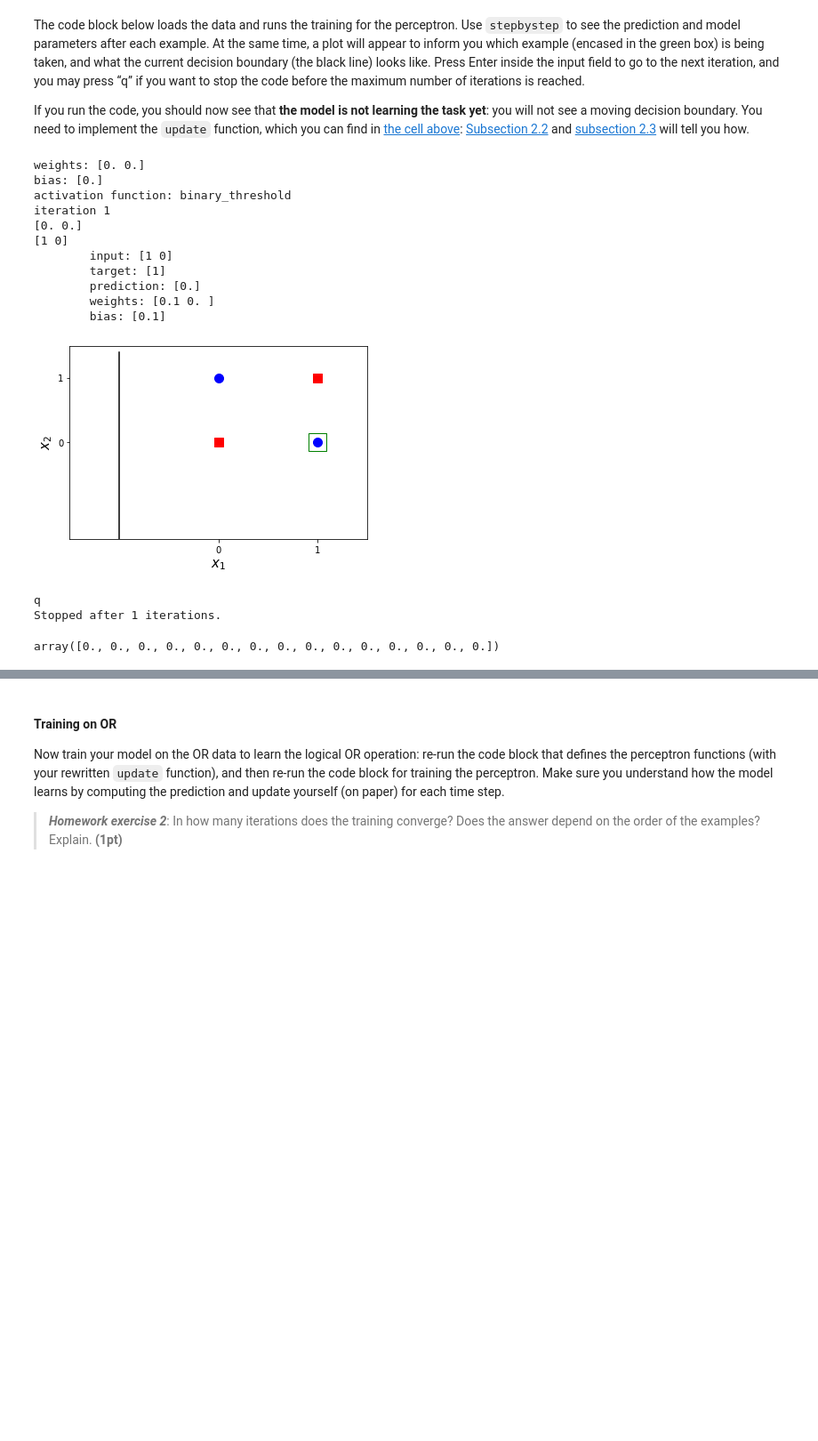
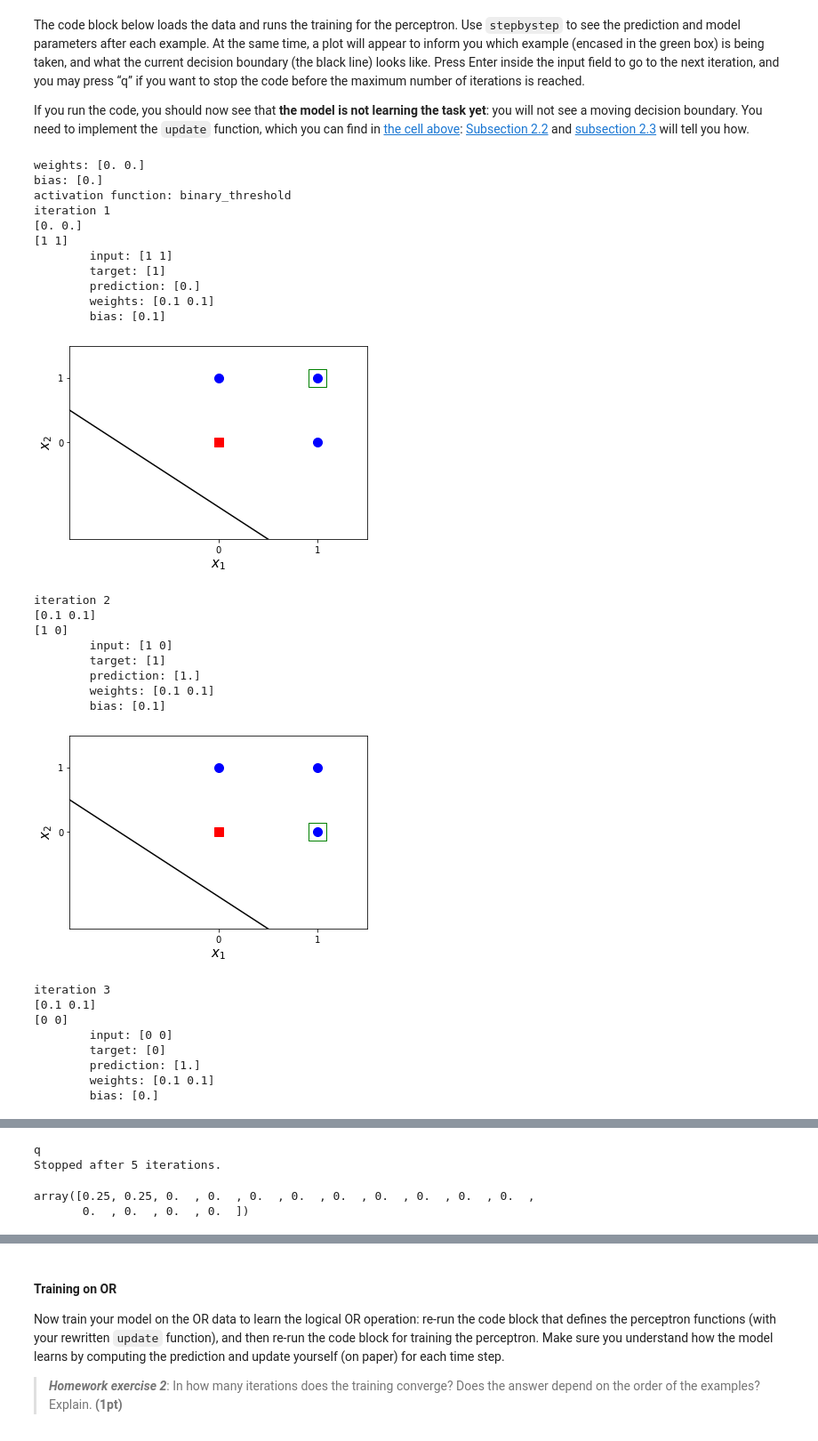
Before and after one commit to LisanneWallaard/CM_Final, a Jupyter notebook: MLP_Notebook.ipynb, the cells around one changed output, grey strips where cells are left out. Shown at 89% size. Saved outputs shown, nothing was run; the diff lists cells and outputs as text; code cells hidden in the pictures; blank space fills up the shorter version.

```diff
--- a/MLP_Notebook.ipynb
+++ b/MLP_Notebook.ipynb
@@ -387,43 +387,57 @@ If you run the code, you should now see that **the model is not learning the tas
 # %%
 # the data
 # change between data_OR and data_XOR based on what you want to learn
-data = data_XOR
-#data = data_OR
+data = data_OR
+#data = data_XOR
 
 # shuffle data
 np.random.shuffle(data.values)
 X = data[['x1', 'x2']].values
 y = data[['y']].values
 input_size = X.shape[1]
 
 # initialize the perceptron
 perceptron = Perceptron(dim=input_size,
                         activation=binary_threshold)
 
 # print model attributes before training
 print('weights:', perceptron.weights)
 print('bias:', perceptron.bias)
 print('activation function:', perceptron.activation.__name__)
 
 # train perceptron
 perceptron.train(X, y,
                  maxit=15,
                  learn_rate=0.1,
 
                  stepbystep=True)
 # %% [output]
 weights: [0. 0.]
 bias: [0.]
 activation function: binary_threshold
 iteration 1
 [0. 0.]
-[1 0]
-        input: [1 0]
+[1 1]
+        input: [1 1]
         target: [1]
         prediction: [0.]
-        weights: [0.1 0. ]
+        weights: [0.1 0.1]
         bias: [0.1]
-[figure, old version]
+[figure, new version]
-q
-Stopped after 1 iterations.
+iteration 2
+[0.1 0.1]
+[1 0]
+        input: [1 0]
+        target: [1]
+        prediction: [1.]
+        weights: [0.1 0.1]
+        bias: [0.1]
+[figure, added]
-array([0., 0., 0., 0., 0., 0., 0., 0., 0., 0., 0., 0., 0., 0., 0.])
+iteration 3
+[0.1 0.1]
+[0 0]
+        input: [0 0]
+        target: [0]
+        prediction: [1.]
+        weights: [0.1 0.1]
+        bias: [0.]
@@ -430,3 +463,7 @@ array([0., 0., 0., 0., 0., 0., 0., 0., 0., 0., 0., 0., 0., 0., 0.])
+q
+Stopped after 5 iterations.
+array([0.25, 0.25, 0.  , 0.  , 0.  , 0.  , 0.  , 0.  , 0.  , 0.  , 0.  ,
+       0.  , 0.  , 0.  , 0.  ])
 # %% [markdown]
 <a name="2.2-Prediction"></a>
 ### 2.2 Prediction
```
Also changed, not shown: parts of 5 cells of this notebook.
